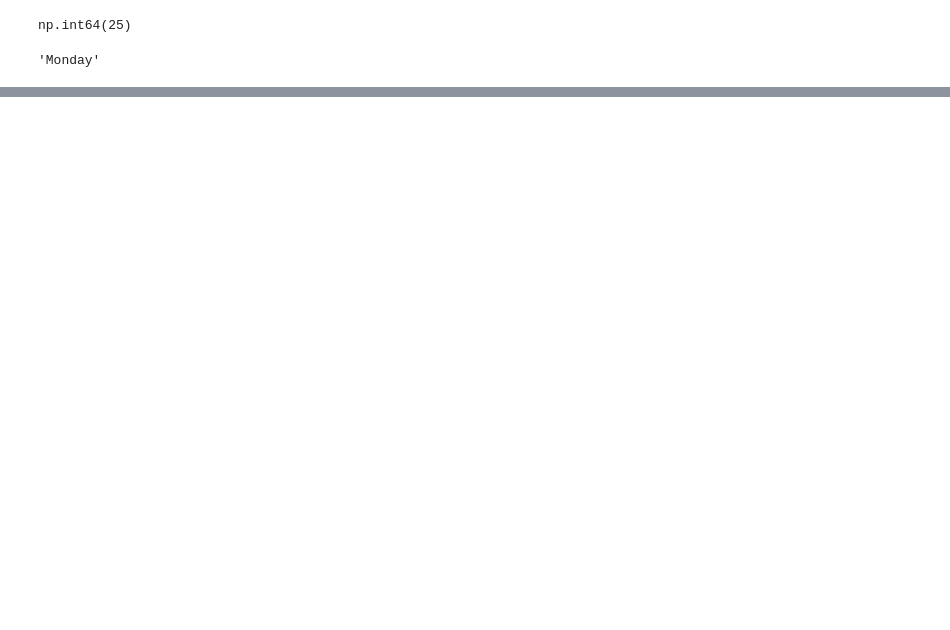
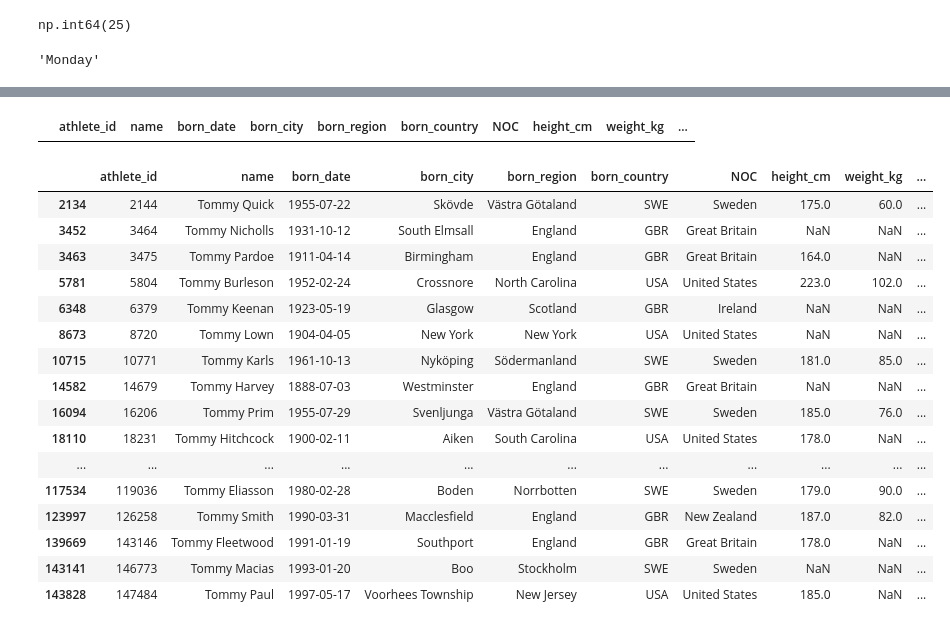
Before and after one commit to CodeEZ-Dev/Datascience_notes, a Jupyter notebook: pandas/pandas_tutorial.ipynb, the cells around one changed output, grey strips where cells are left out. Cells and saved outputs as stored; diff of their text form; code cells hidden in the pictures; blank space fills up the shorter version.

```diff
--- a/pandas/pandas_tutorial.ipynb
+++ b/pandas/pandas_tutorial.ipynb
@@ -364,0 +588,4 @@ coffee.iat[0,0]
+# %%
+bios[bios['name'].str.contains("Tommy | David",case=False, regex=False)]
+# %% [output]
+|  | athlete_id | name | born_date | born_city | born_region | born_country | NOC | height_cm | weight_kg | ... |
@@ -364,0 +624,20 @@ coffee.iat[0,0]
+# %%
+bios[bios["born_country"].isin(["USA","SWE","GBR"]) & (bios["name"].str.startswith("Tommy"))]
+# %% [output]
+|  | athlete_id | name | born_date | born_city | born_region | born_country | NOC | height_cm | weight_kg | ... |
+| 2134 | 2144 | Tommy Quick | 1955-07-22 | Skövde | Västra Götaland | SWE | Sweden | 175.0 | 60.0 | ... |
+| 3452 | 3464 | Tommy Nicholls | 1931-10-12 | South Elmsall | England | GBR | Great Britain | NaN | NaN | ... |
+| 3463 | 3475 | Tommy Pardoe | 1911-04-14 | Birmingham | England | GBR | Great Britain | 164.0 | NaN | ... |
+| 5781 | 5804 | Tommy Burleson | 1952-02-24 | Crossnore | North Carolina | USA | United States | 223.0 | 102.0 | ... |
+| 6348 | 6379 | Tommy Keenan | 1923-05-19 | Glasgow | Scotland | GBR | Ireland | NaN | NaN | ... |
+| 8673 | 8720 | Tommy Lown | 1904-04-05 | New York | New York | USA | United States | NaN | NaN | ... |
+| 10715 | 10771 | Tommy Karls | 1961-10-13 | Nyköping | Södermanland | SWE | Sweden | 181.0 | 85.0 | ... |
+| 14582 | 14679 | Tommy Harvey | 1888-07-03 | Westminster | England | GBR | Great Britain | NaN | NaN | ... |
+| 16094 | 16206 | Tommy Prim | 1955-07-29 | Svenljunga | Västra Götaland | SWE | Sweden | 185.0 | 76.0 | ... |
+| 18110 | 18231 | Tommy Hitchcock | 1900-02-11 | Aiken | South Carolina | USA | United States | 178.0 | NaN | ... |
+| ... | ... | ... | ... | ... | ... | ... | ... | ... | ... | ... |
+| 117534 | 119036 | Tommy Eliasson | 1980-02-28 | Boden | Norrbotten | SWE | Sweden | 179.0 | 90.0 | ... |
+| 123997 | 126258 | Tommy Smith | 1990-03-31 | Macclesfield | England | GBR | New Zealand | 187.0 | 82.0 | ... |
+| 139669 | 143146 | Tommy Fleetwood | 1991-01-19 | Southport | England | GBR | Great Britain | 178.0 | NaN | ... |
+| 143141 | 146773 | Tommy Macias | 1993-01-20 | Boo | Stockholm | SWE | Sweden | NaN | NaN | ... |
+| 143828 | 147484 | Tommy Paul | 1997-05-17 | Voorhees Township | New Jersey | USA | United States | 185.0 | NaN | ... |
```
Also changed, not shown: parts of 111 cells of this notebook, 2 other files.
